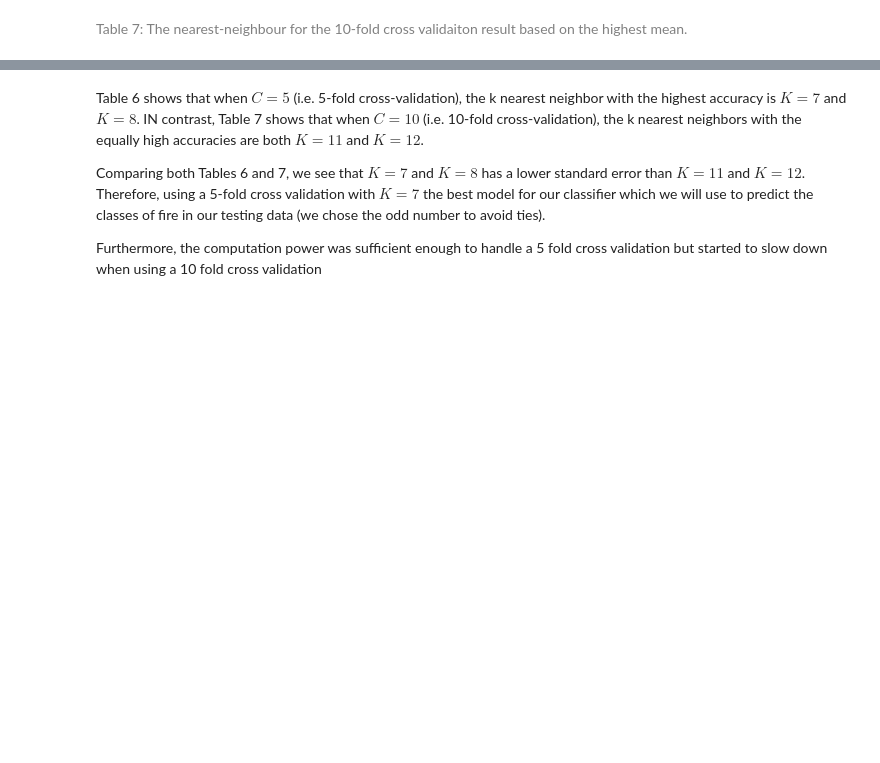
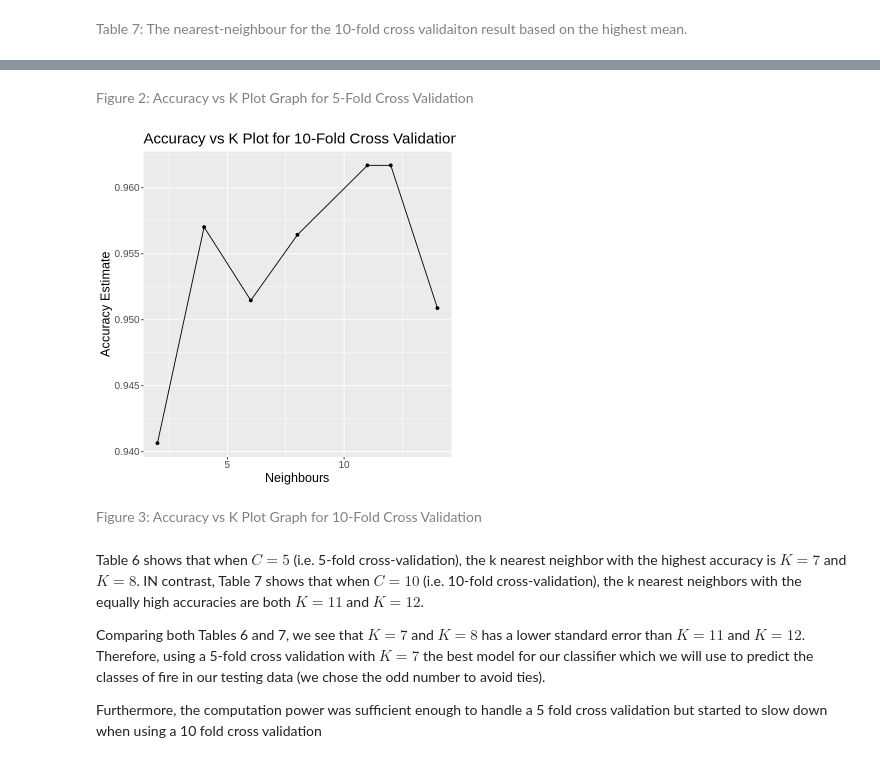
Before and after one commit to missarah96/Algerian_Forest_Fires_Analysis, a Jupyter notebook: Forest_Fire_Project.ipynb, the cells around one changed output, grey strips where cells are left out. Drawn from its saved outputs; the diff is of its cells as text; code cells hidden in the pictures; blank space fills up the shorter version.

```diff
--- a/Forest_Fire_Project.ipynb
+++ b/Forest_Fire_Project.ipynb
@@ -255,3 +289,22 @@ A tibble: 2 × 7
+# %% [markdown]
+ <font color='grey'>Figure 2: Accuracy vs K Plot Graph for 5-Fold Cross Validation</font>
+# %%
+accuracies_10_plot <- forest_fire_results_10 %>%
+    filter(.metric == "accuracy") %>%
+    ggplot(aes(x=neighbors,y=mean))+
+    geom_point()+
+    geom_line()+
+    labs(x='Neighbours', y= 'Accuracy Estimate')+
+    ggtitle('Accuracy vs K Plot for 10-Fold Cross Validation')+
+theme(text = element_text(size = 15))
+
+
+
+accuracies_10_plot
+# %% [output]
+[figure, added]
+# %% [markdown]
+ <font color='grey'>Figure 3: Accuracy vs K Plot Graph for 10-Fold Cross Validation</font>
 # %% [markdown]
 Table 6 shows that when $C = 5$ (i.e. 5-fold cross-validation), the k nearest neighbor with the highest accuracy is $K = 7$ and $K= 8$. IN contrast, Table 7 shows that when $C = 10$ (i.e. 10-fold cross-validation), the k nearest neighbors with the equally high accuracies are both $K = 11$ and $K = 12$.
 
```
Also changed, not shown: parts of 4 cells of this notebook.
